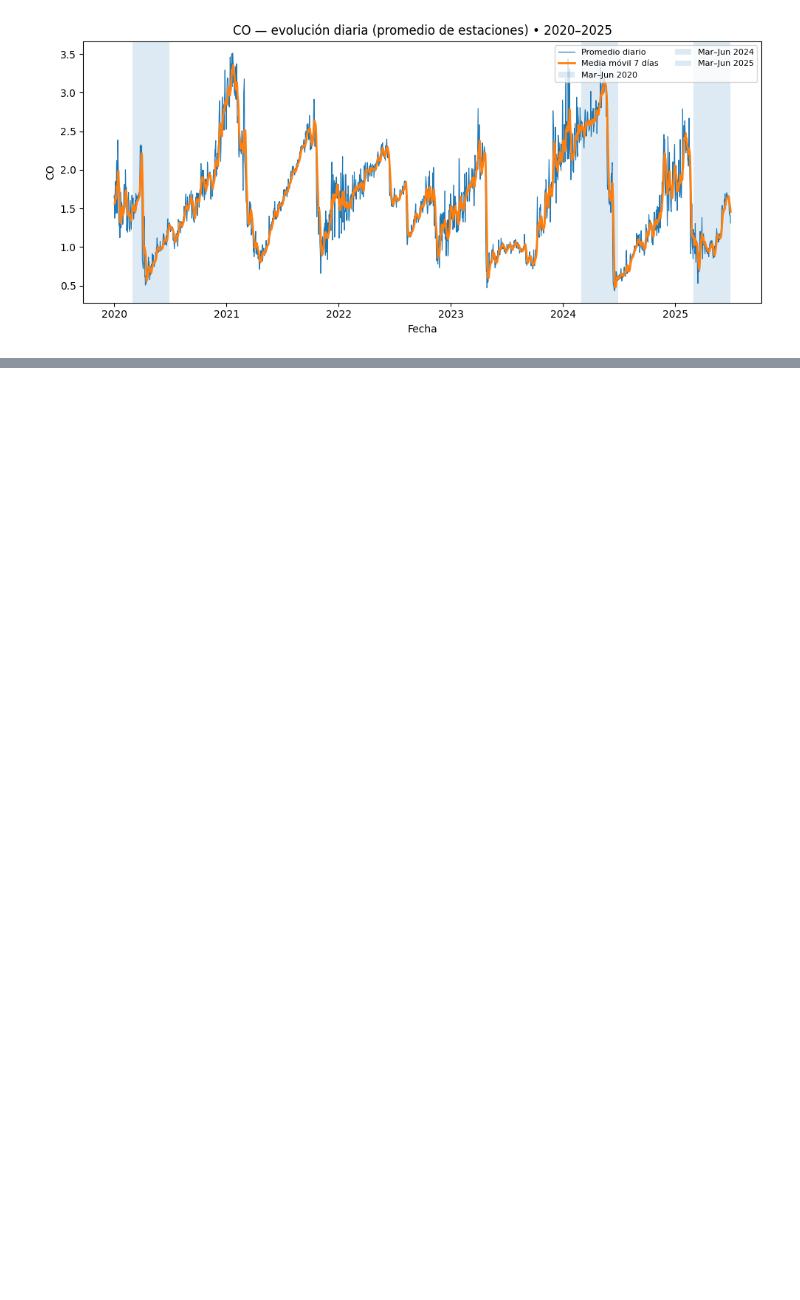
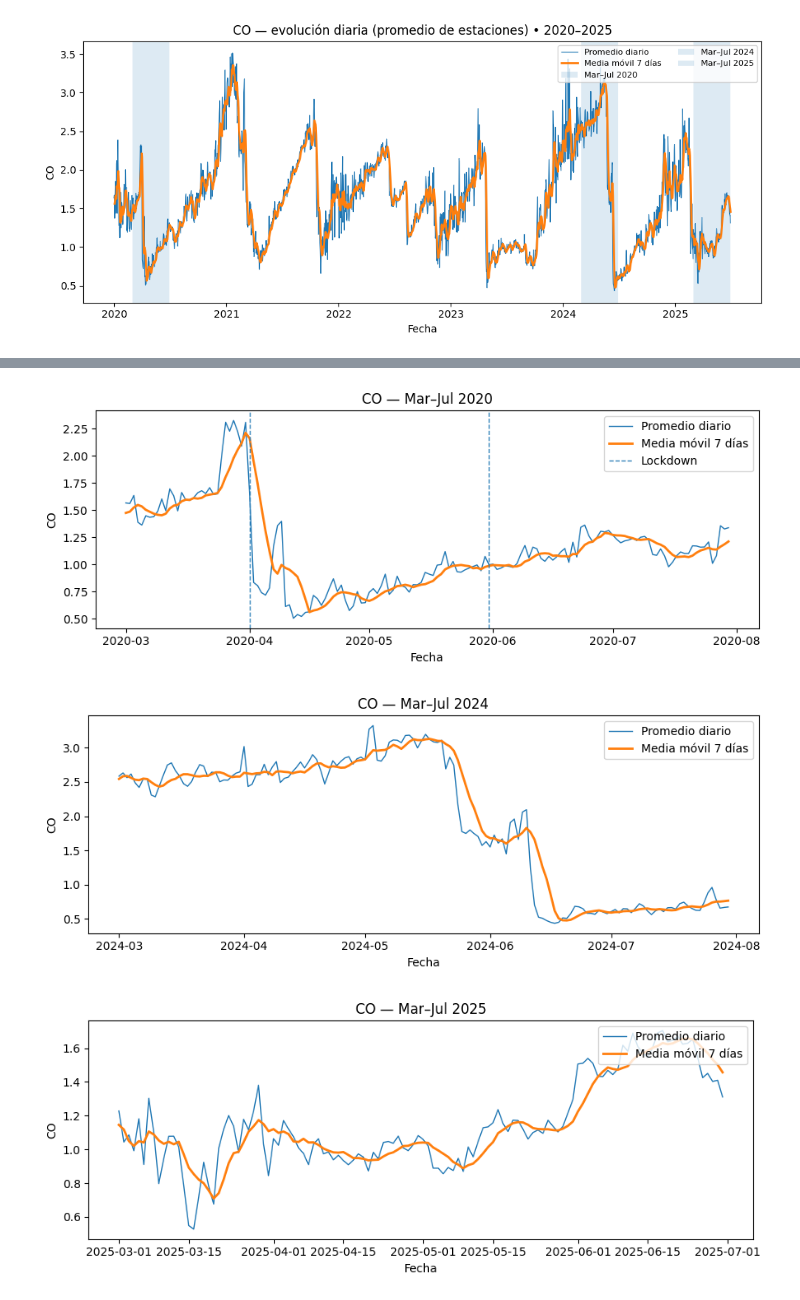
Before and after one commit to Facundo-Barbera/MA2003B-Reto, a Jupyter notebook: notebooks/statistical_analysis.ipynb, the cells around one changed output, grey strips where cells are left out. Saved outputs shown, nothing was run; the diff lists cells and outputs as text; code cells hidden in the pictures; blank space fills up the shorter version.

Commit message:
lineas punteadas y extension de las graficas hasta julio

```diff
--- a/notebooks/statistical_analysis.ipynb
+++ b/notebooks/statistical_analysis.ipynb
@@ -137 +137,54 @@ for start, end, title in windows:
 [figure]
+# %%
+# Carga (ajusta si tu ruta difiere)
+df = pd.read_csv("../data/processed/pre_imputation_subset_AB_v1.csv",
+                 parse_dates=["date"], engine="pyarrow")
+
+# Promedio diario entre estaciones
+co_daily = (df.dropna(subset=["CO"])
+              .assign(day=lambda x: x["date"].dt.floor("D"))
+              .groupby("day")["CO"].mean()
+              .to_frame("CO_diario"))
+co_daily["CO_7d"] = co_daily["CO_diario"].rolling(7, min_periods=3).mean()
+
+# Ventanas a graficar por separado
+windows = [
+    ("2020-03-01","2020-07-30","CO — Mar–Jul 2020"),
+    ("2024-03-01","2024-07-30","CO — Mar–Jul 2024"),
+    ("2025-03-01","2025-07-30","CO — Mar–Jul 2025"),
+]
+
+# Fechas de lockdown a marcar
+lockdown_dates = [pd.Timestamp("2020-04-01"), pd.Timestamp("2020-05-31")]
+
+for start, end, title in windows:
+    s, e = pd.Timestamp(start), pd.Timestamp(end)
+
+    # Reindex a rejilla diaria continua dentro de la ventana
+    idx = pd.date_range(s, e, freq="D")
+    sub = (co_daily.reindex(idx)
+                  .rename_axis("day")
+                  .reset_index())
+
+    plt.figure(figsize=(9,3.6))
+    plt.plot(sub["day"], sub["CO_diario"], linewidth=1.0, label="Promedio diario")
+    plt.plot(sub["day"], sub["CO_7d"], linewidth=2.0, label="Media móvil 7 días")
+
+    # Líneas punteadas para lockdown si caen dentro de la ventana
+    added_label = False
+    for ld in lockdown_dates:
+        if s <= ld <= e:
+            plt.axvline(ld, linestyle="--", linewidth=1, alpha=0.9,
+                        label="Lockdown" if not added_label else None)
+            added_label = True
+
+    plt.title(title)
+    plt.xlabel("Fecha")
+    plt.ylabel("CO")
+    plt.legend(loc="upper right")
+    plt.tight_layout()
+    plt.show()
+# %% [output]
+[figure, added]
+[figure, added]
+[figure, added]
```
Also changed, not shown: parts of 4 cells of this notebook, 1 other file.
